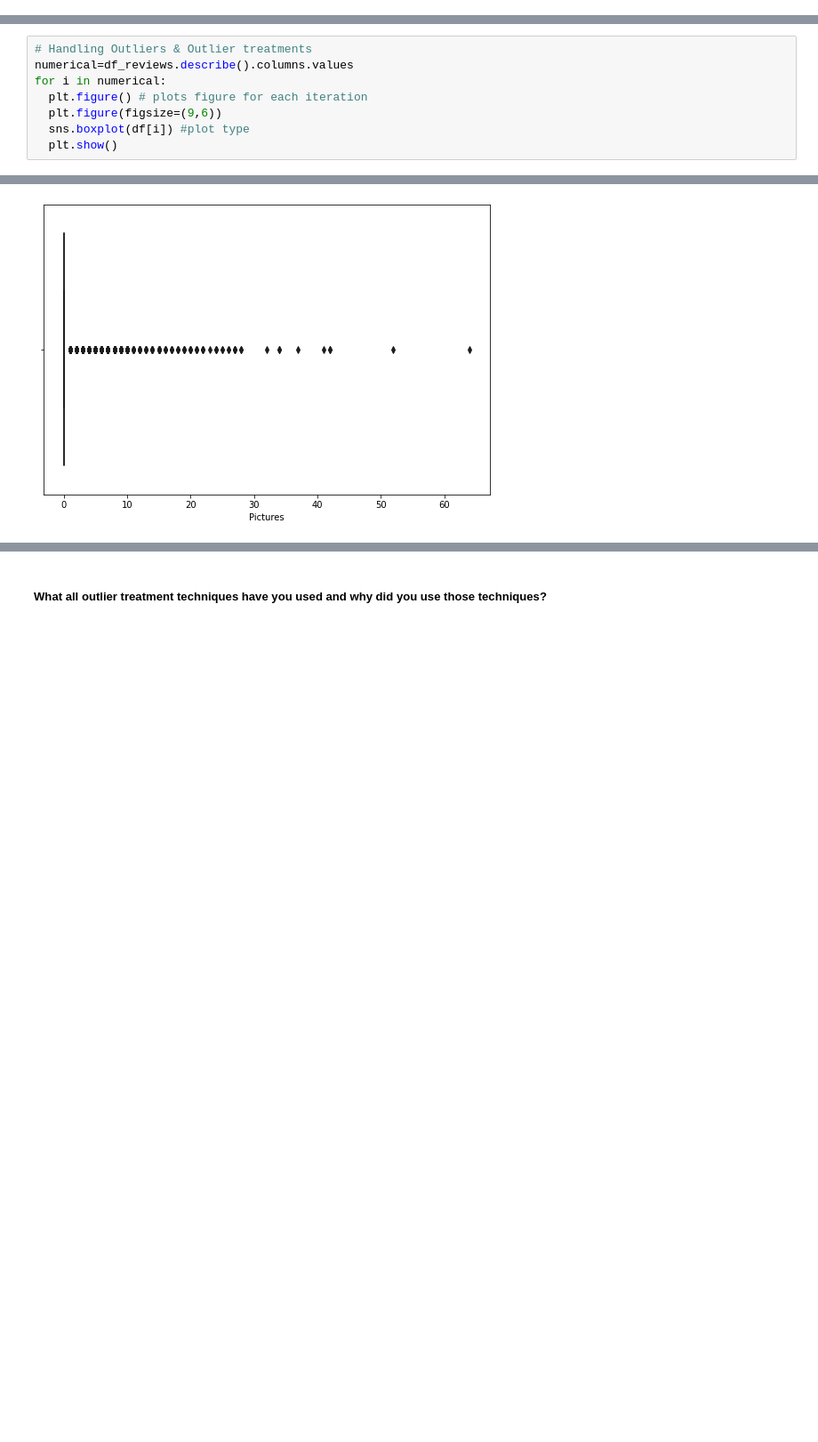
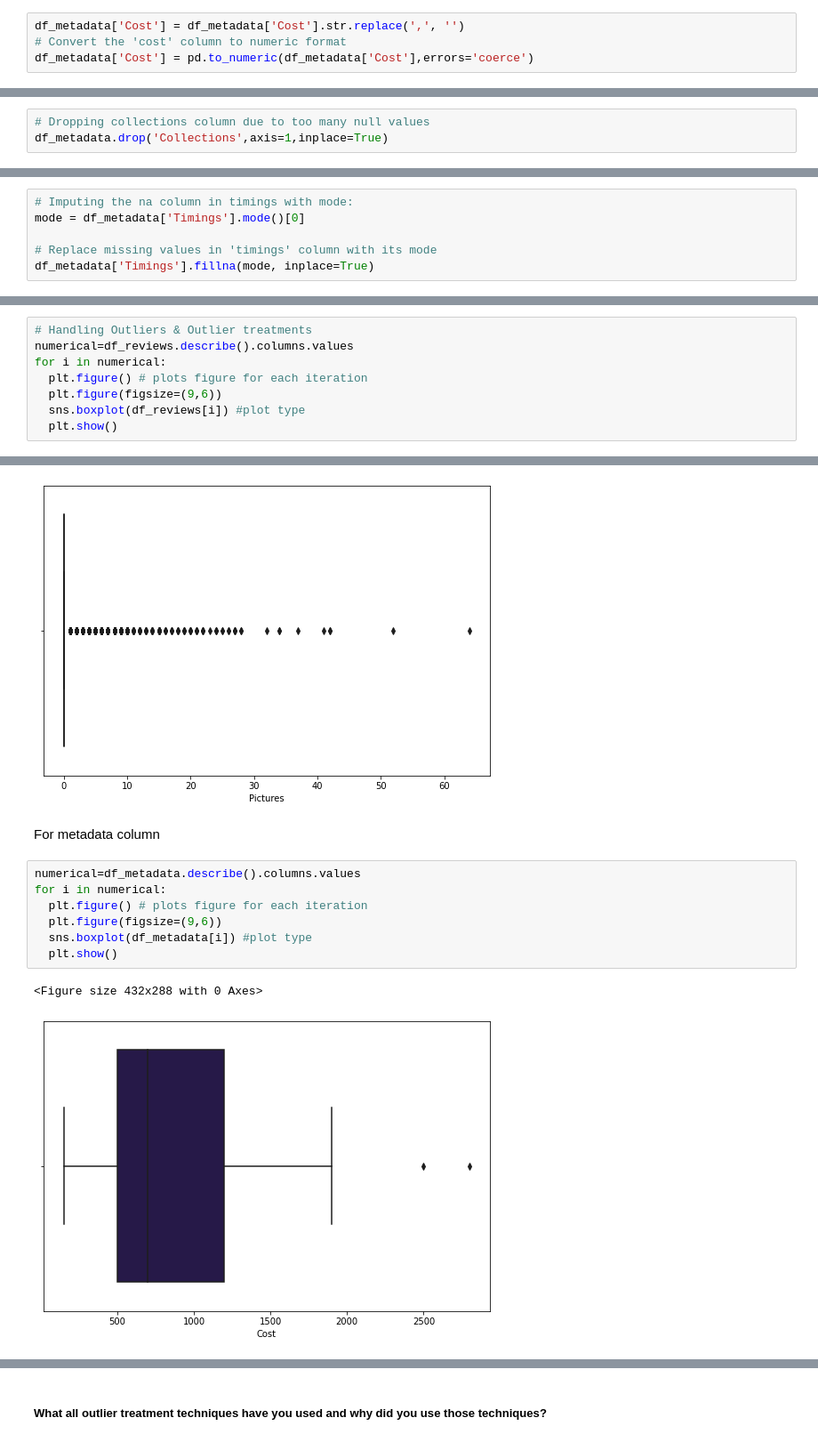
Before and after one commit to Sharath670/Zomato-Clustering-CP4, a Jupyter notebook: Zomato_Clustering.ipynb, the cells around one changed output, grey strips where cells are left out. Shown at 89% size. Cells and saved outputs as stored; diff of their text form; blank space fills up the shorter version.

```diff
--- a/Zomato_Clustering.ipynb
+++ b/Zomato_Clustering.ipynb
@@ -949,0 +948,4 @@ Now there are no missing or duplicated values in the reviews dataset.
+# %%
+df_metadata['Cost'] = df_metadata['Cost'].str.replace(',', '')
+# Convert the 'cost' column to numeric format
+df_metadata['Cost'] = pd.to_numeric(df_metadata['Cost'],errors='coerce')
@@ -949,0 +975,3 @@ Now there are no missing or duplicated values in the reviews dataset.
+# %%
+# Dropping collections column due to too many null values
+df_metadata.drop('Collections',axis=1,inplace=True)
@@ -949,0 +982,6 @@ Now there are no missing or duplicated values in the reviews dataset.
+# %%
+# Imputing the na column in timings with mode:
+mode = df_metadata['Timings'].mode()[0]
+
+# Replace missing values in 'timings' column with its mode
+df_metadata['Timings'].fillna(mode, inplace=True)
@@ -963,10 +1018,22 @@ numerical=df_reviews.describe().columns.values
 for i in numerical:
   plt.figure() # plots figure for each iteration
   plt.figure(figsize=(9,6))
-  sns.boxplot(df[i]) #plot type
+  sns.boxplot(df_reviews[i]) #plot type
   plt.show()
 # %% [output]
 <Figure size 432x288 with 0 Axes>
 [figure]
 <Figure size 432x288 with 0 Axes>
 [figure]
+# %% [markdown]
+For metadata column
+# %%
+numerical=df_metadata.describe().columns.values
+for i in numerical:
+  plt.figure() # plots figure for each iteration
+  plt.figure(figsize=(9,6))
+  sns.boxplot(df_metadata[i]) #plot type
+  plt.show()
+# %% [output]
+<Figure size 432x288 with 0 Axes>
+[figure, added]
```
Also changed, not shown: parts of 109 cells of this notebook.
